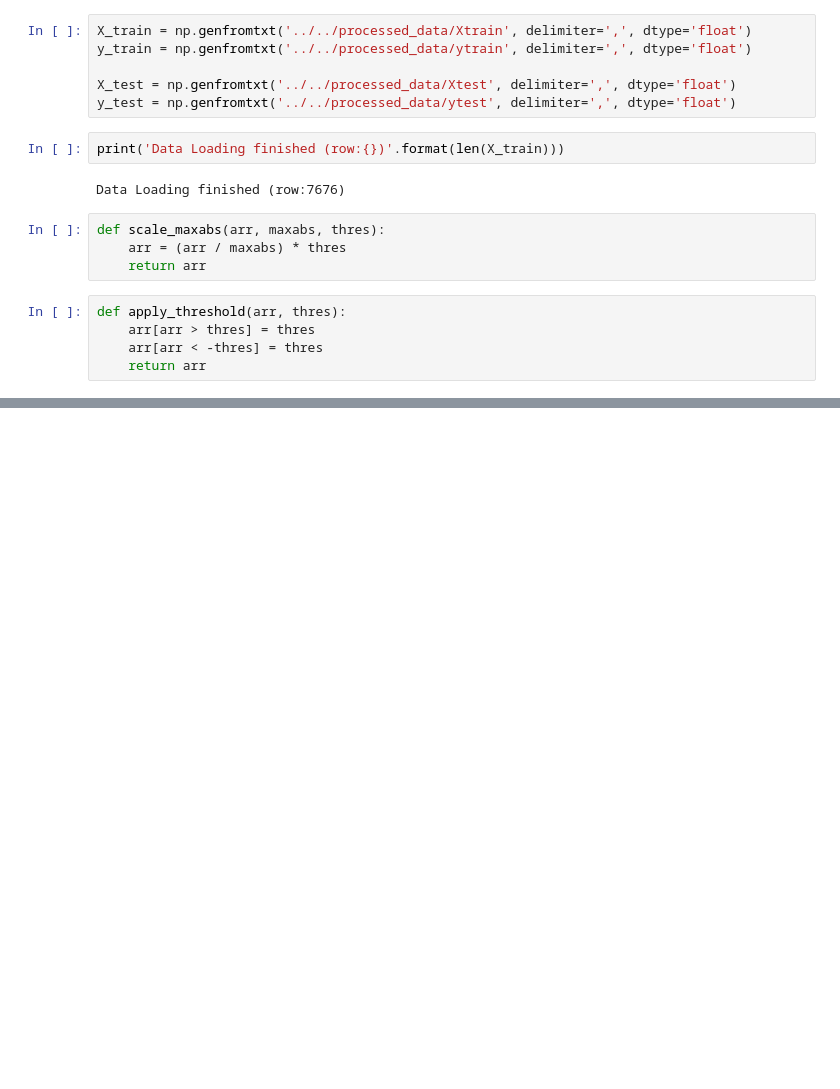
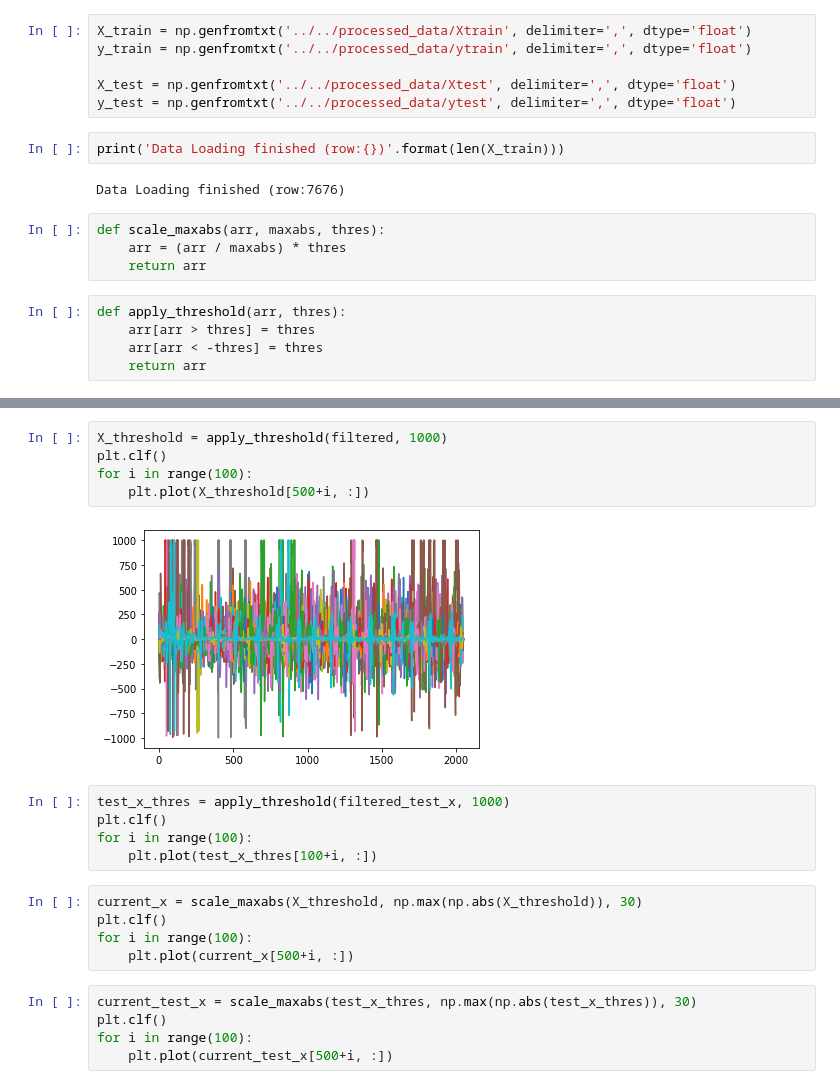
Before and after one commit to wonderit/ecg, a Jupyter notebook: examples/cinc17/data_preprocess.ipynb, the cells around one changed output, grey strips where cells are left out. Cells and saved outputs as stored; diff of their text form; blank space fills up the shorter version.

```diff
--- a/examples/cinc17/data_preprocess.ipynb
+++ b/examples/cinc17/data_preprocess.ipynb
@@ -35,0 +52,22 @@ plt.savefig('MLII_0.png', edgecolor='black', dpi=600)
+# %%
+X_threshold = apply_threshold(filtered, 1000)
+plt.clf()
+for i in range(100):
+    plt.plot(X_threshold[500+i, :])
+# %% [output]
+[figure, added]
+# %%
+test_x_thres = apply_threshold(filtered_test_x, 1000)
+plt.clf()
+for i in range(100):
+    plt.plot(test_x_thres[100+i, :])
+# %%
+current_x = scale_maxabs(X_threshold, np.max(np.abs(X_threshold)), 30)
+plt.clf()
+for i in range(100):
+    plt.plot(current_x[500+i, :])
+# %%
+current_test_x = scale_maxabs(test_x_thres, np.max(np.abs(test_x_thres)), 30)
+plt.clf()
+for i in range(100):
+    plt.plot(current_test_x[500+i, :])
```
Also changed, not shown: parts of 7 cells of this notebook, 3 other files.
